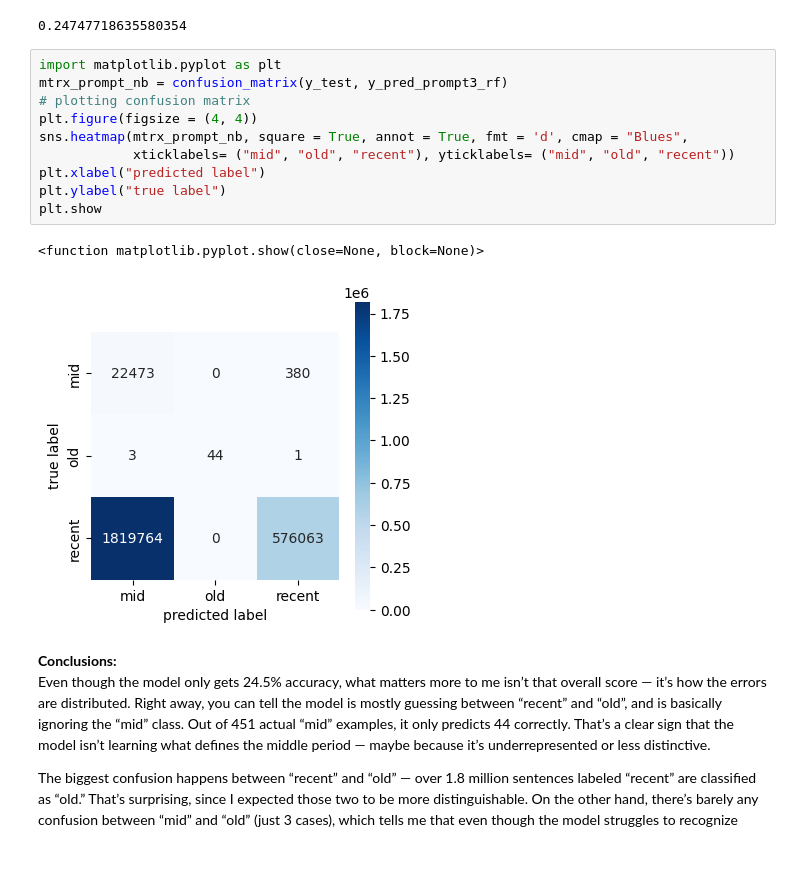
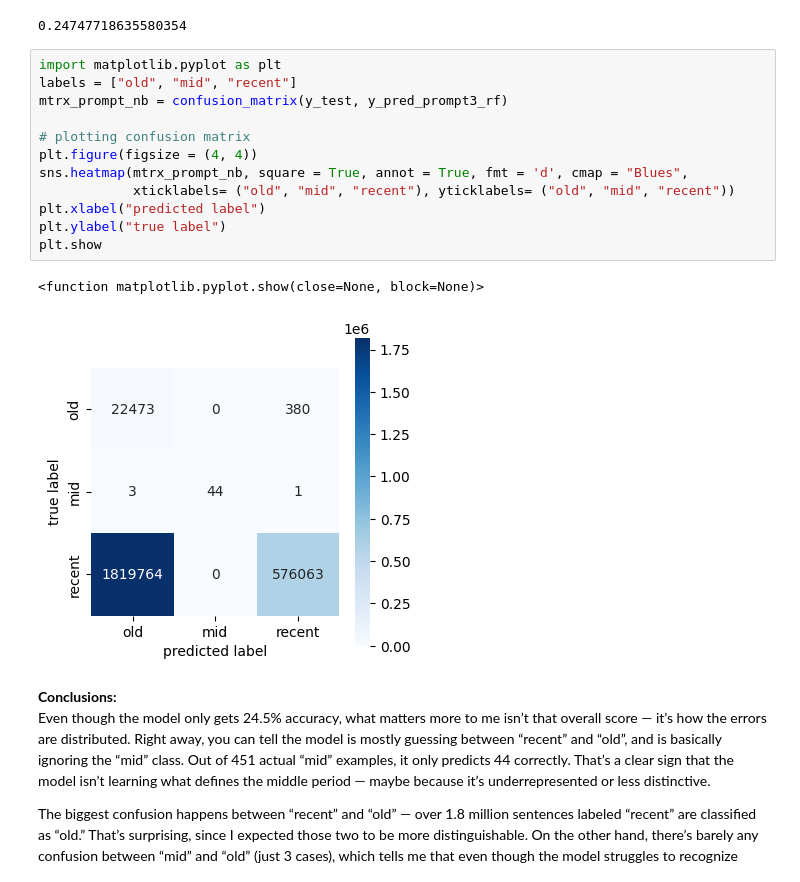
Before and after one commit to Data-Science-for-Linguists-2025/Linguistic-Markers-Catalan-Substitution, a Jupyter notebook: Analysis-2-TextLevel.ipynb, the cells around one changed output. Cells and saved outputs as stored; diff of their text form.

```diff
--- a/Analysis-2-TextLevel.ipynb
+++ b/Analysis-2-TextLevel.ipynb
@@ -423,17 +425,19 @@ accuracy_score(y_test, y_pred_prompt3_rf)
 0.24747718635580354
 # %%
 import matplotlib.pyplot as plt
+labels = ["old", "mid", "recent"]
 mtrx_prompt_nb = confusion_matrix(y_test, y_pred_prompt3_rf)
+
 # plotting confusion matrix
 plt.figure(figsize = (4, 4))
 sns.heatmap(mtrx_prompt_nb, square = True, annot = True, fmt = 'd', cmap = "Blues",
-            xticklabels= ("mid", "old", "recent"), yticklabels= ("mid", "old", "recent"))
+            xticklabels= ("old", "mid", "recent"), yticklabels= ("old", "mid", "recent"))
 plt.xlabel("predicted label")
 plt.ylabel("true label")
 plt.show
 # %% [output]
 <function matplotlib.pyplot.show(close=None, block=None)>
-[figure, old version]
+[figure, new version]
 # %% [markdown]
 **Conclusions:**\
 Even though the model only gets 24.5% accuracy, what matters more to me isn’t that overall score — it’s how the errors are distributed. Right away, you can tell the model is mostly guessing between “recent” and “old”, and is basically ignoring the “mid” class. Out of 451 actual “mid” examples, it only predicts 44 correctly. That’s a clear sign that the model isn’t learning what defines the middle period — maybe because it’s underrepresented or less distinctive.
```
Also changed, not shown: parts of 12 cells of this notebook, 4 other files.
